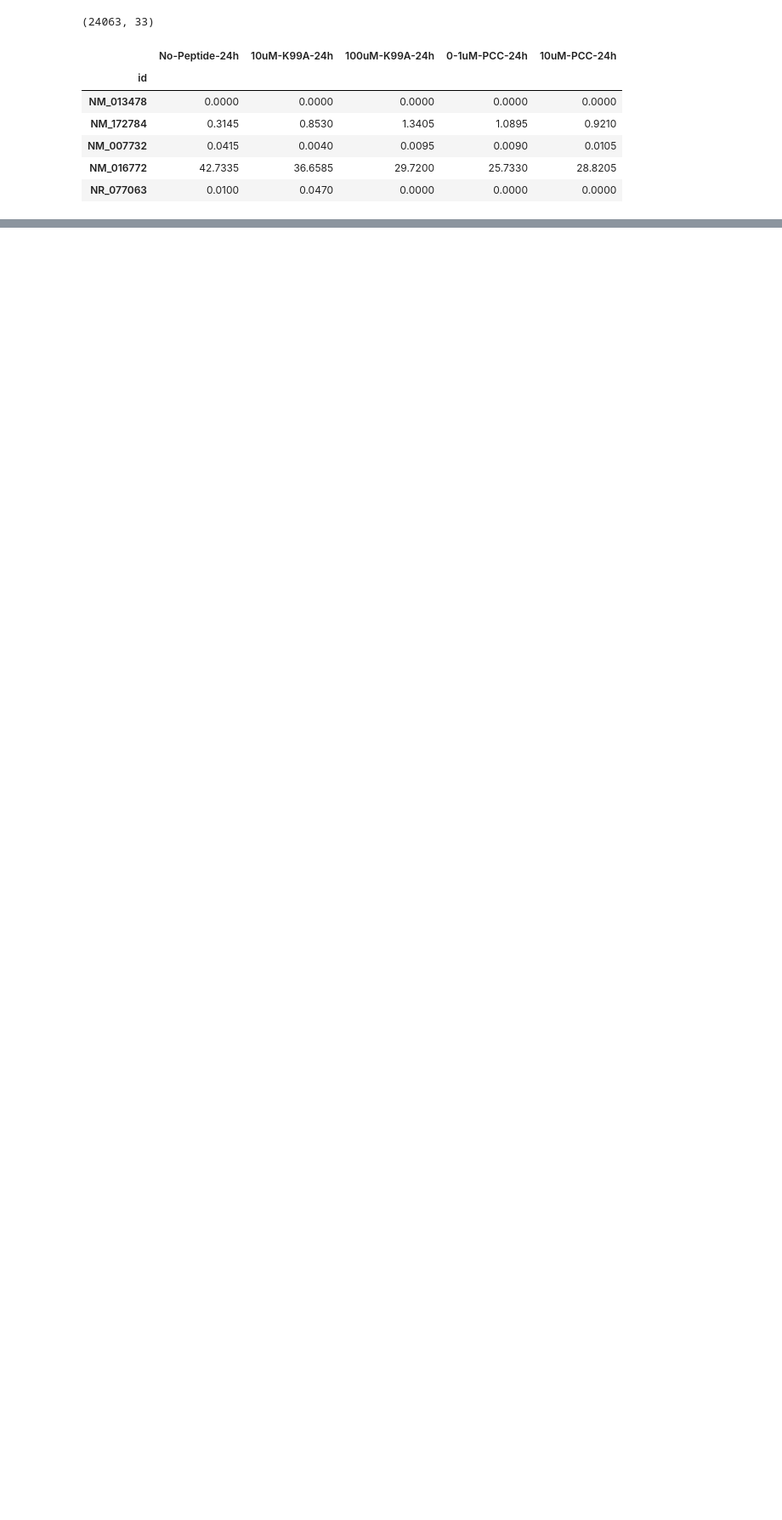
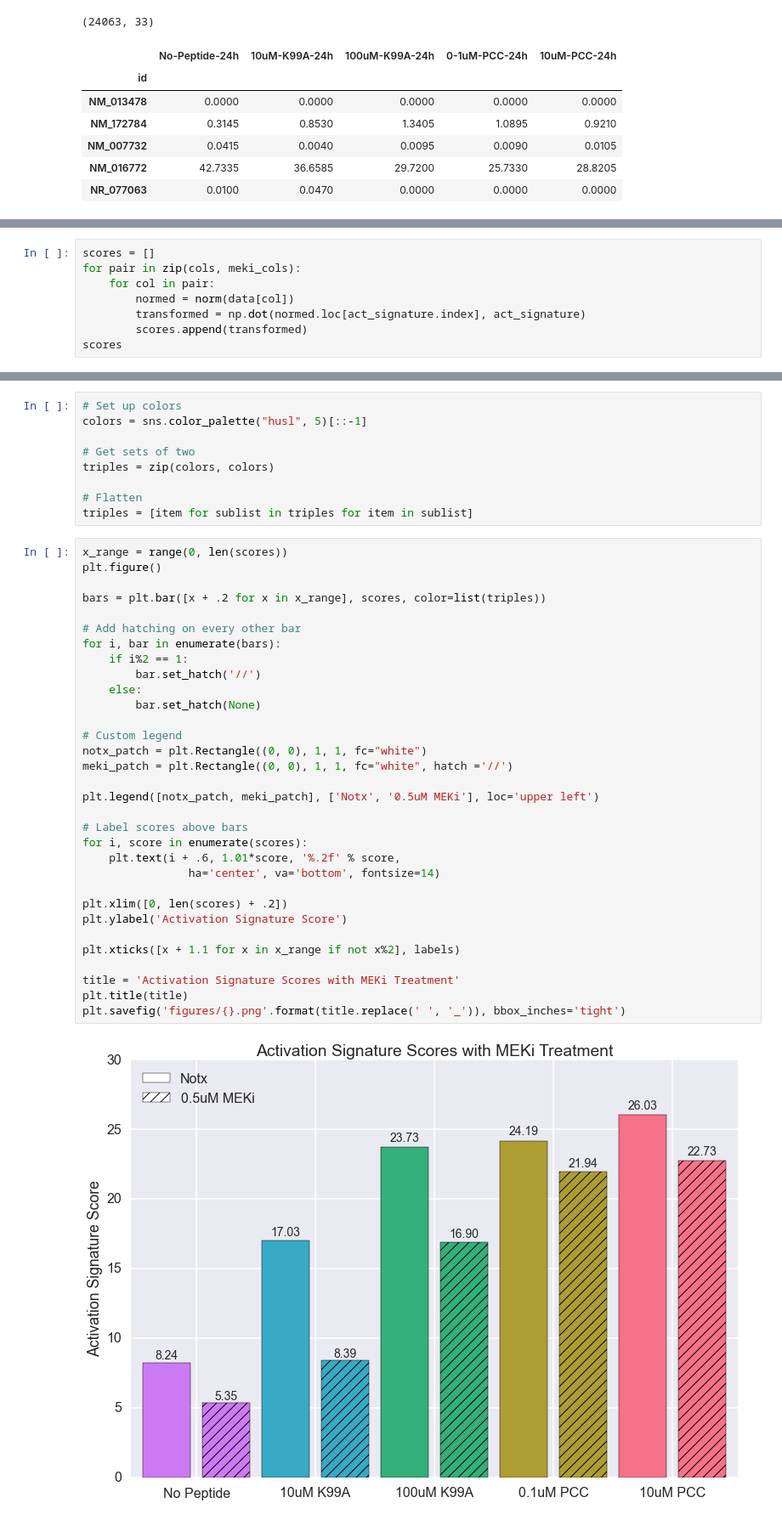
Before and after one commit to karmel/and-tcr-affinity, a Jupyter notebook: andtcr/rna/unsupervised/rank_along_pc1.ipynb, the cells around one changed output, grey strips where cells are left out. Shown: that part at 85% size. Drawn from its saved outputs; the diff is of its cells as text; blank space fills up the shorter version.

Commit message:
Activation signature scores

```diff
--- a/andtcr/rna/unsupervised/rank_along_pc1.ipynb
+++ b/andtcr/rna/unsupervised/rank_along_pc1.ipynb
@@ -86,0 +92,8 @@ No-Peptide-24h-MEKi 153.238059559
+# %%
+scores = []
+for pair in zip(cols, meki_cols):
+    for col in pair:
+        normed = norm(data[col])
+        transformed = np.dot(normed.loc[act_signature.index], act_signature)
+        scores.append(transformed)
+scores
@@ -86,0 +111,43 @@ No-Peptide-24h-MEKi 153.238059559
+# %%
+# Set up colors
+colors = sns.color_palette("husl", 5)[::-1]
+
+# Get sets of two
+triples = zip(colors, colors)
+
+# Flatten
+triples = [item for sublist in triples for item in sublist]
+# %%
+x_range = range(0, len(scores))
+plt.figure()
+
+bars = plt.bar([x + .2 for x in x_range], scores, color=list(triples))
+
+# Add hatching on every other bar
+for i, bar in enumerate(bars):
+    if i%2 == 1:
+        bar.set_hatch('//')
+    else:
+        bar.set_hatch(None)
+
+# Custom legend
+notx_patch = plt.Rectangle((0, 0), 1, 1, fc="white")
+meki_patch = plt.Rectangle((0, 0), 1, 1, fc="white", hatch ='//')
+
+plt.legend([notx_patch, meki_patch], ['Notx', '0.5uM MEKi'], loc='upper left')
+
+# Label scores above bars
+for i, score in enumerate(scores):
+    plt.text(i + .6, 1.01*score, '%.2f' % score,
+                ha='center', va='bottom', fontsize=14)
+
+plt.xlim([0, len(scores) + .2])
+plt.ylabel('Activation Signature Score')
+
+plt.xticks([x + 1.1 for x in x_range if not x%2], labels)
+
+title = 'Activation Signature Scores with MEKi Treatment'
+plt.title(title)
+plt.savefig('figures/{}.png'.format(title.replace(' ', '_')), bbox_inches='tight')
+# %% [output]
+[figure, added]
```
Also changed, not shown: parts of 5 cells of this notebook, 13 other files.
